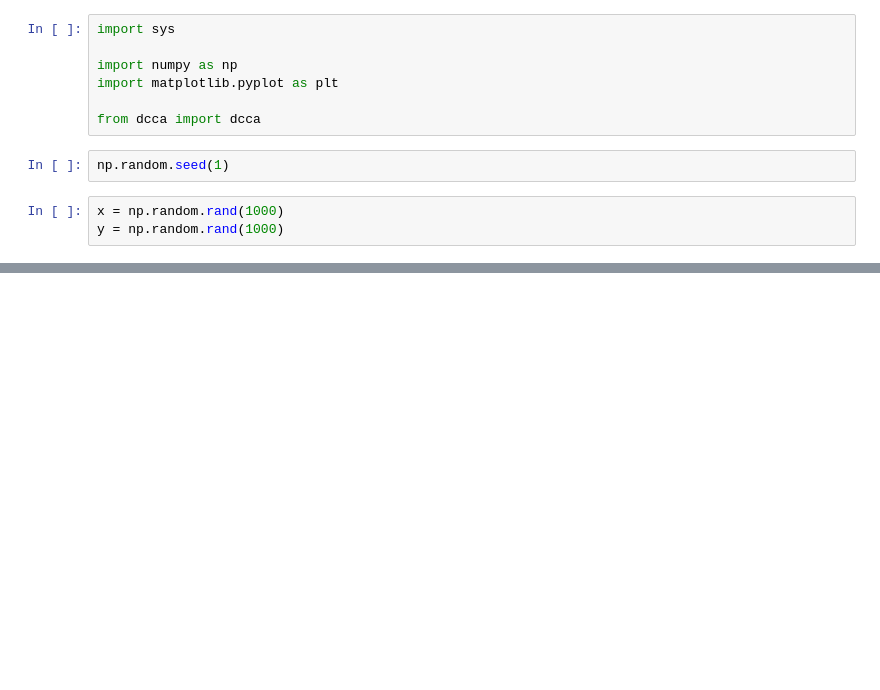
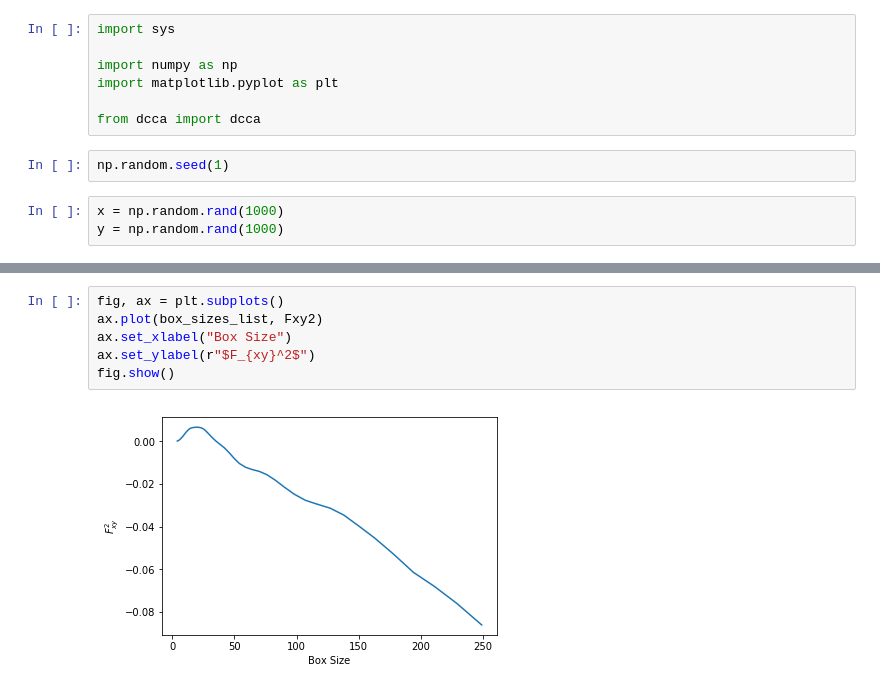
Before and after one commit to cgcarvalhaes/dcca, a Jupyter notebook: Example.ipynb, the cells around one changed output, grey strips where cells are left out. Saved outputs shown, nothing was run; the diff lists cells and outputs as text; blank space fills up the shorter version.

```diff
--- a/Example.ipynb
+++ b/Example.ipynb
@@ -33,0 +60,8 @@ plt.show()
+# %%
+fig, ax = plt.subplots()
+ax.plot(box_sizes_list, Fxy2)
+ax.set_xlabel("Box Size")
+ax.set_ylabel(r"$F_{xy}^2$")
+fig.show()
+# %% [output]
+[figure, added]
```
Also changed, not shown: parts of 4 cells of this notebook, 5 other files.
